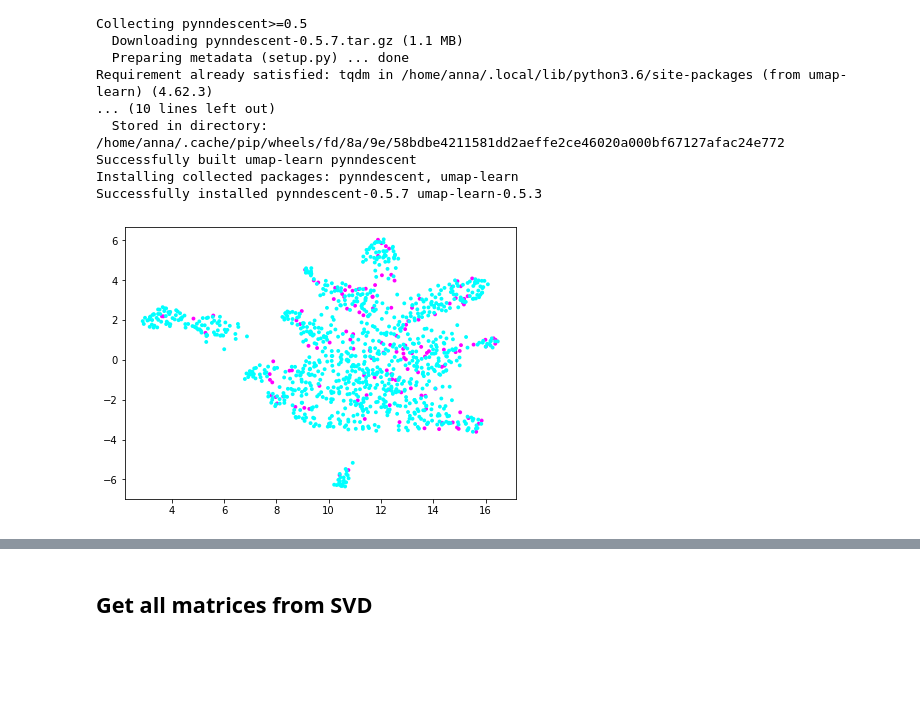
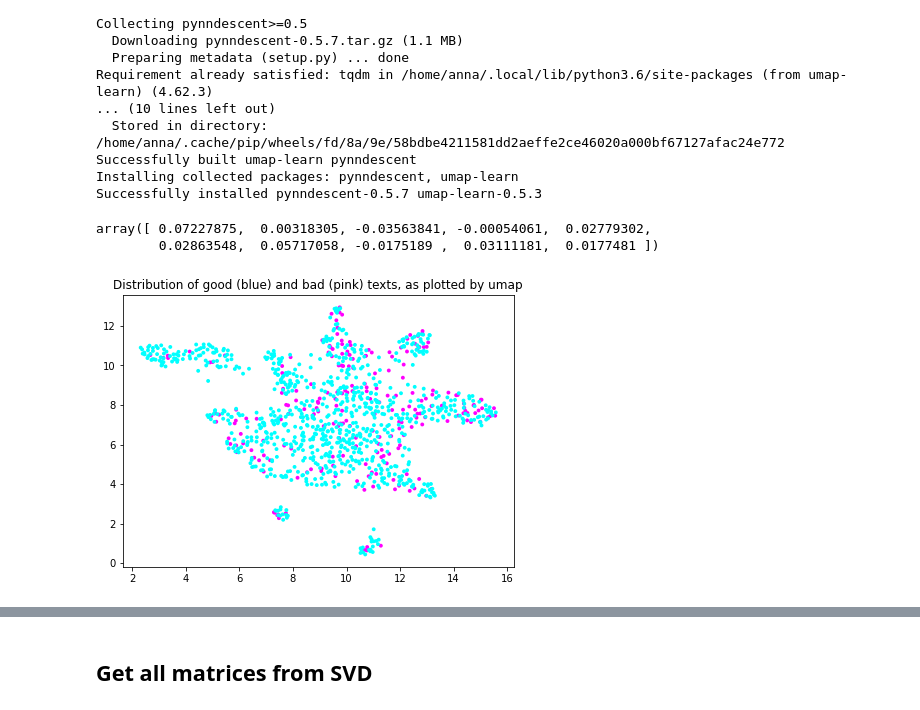
Before and after one commit to kr-ann/re-ada, a Jupyter notebook: 12 - LSA on good and bad texts.ipynb, the cells around one changed output, grey strips where cells are left out. Drawn from its saved outputs; the diff is of its cells as text; code cells hidden in the pictures; blank space fills up the shorter version.

Commit message:
update the files with their final version

```diff
--- a/12 - LSA on good and bad texts.ipynb
+++ b/12 - LSA on good and bad texts.ipynb
@@ -8,7 +8,7 @@ import pandas as pd
 import pickle
 # %%
 path = './new_cleaned/train_corpus/target_features/'
-file = f'{path}/topic_ids_with_target_features_VER4.csv'  # all topics that have comments, I work only with them
+file = f'{path}/topic_ids_with_target_features_VER5.csv'  # all topics that have comments, I work only with them
 # %%
 topics_with_targets = pd.read_csv(file)
 # %%
@@ -225,20 +204,26 @@ import umap.umap_ as umap
 # %%
 X_topics = svd_model.fit_transform(X)
 embedding = umap.UMAP(n_neighbors=150, min_dist=0.5, random_state=12).fit_transform(X_topics)
+# %%
+X_topics[0]
+# %% [output]
+array([ 0.07227875,  0.00318305, -0.03563841, -0.00054061,  0.02779302,
+        0.02863548,  0.05717058, -0.0175189 ,  0.03111181,  0.0177481 ])
 # %%
-########## THIS IS FOR VERSION 4 #########
+########## THIS IS FOR VERSION 5 #########
 
 targets = [ [1] * len(bad_texts) + [0] * len(good_texts) ]
 
 # each dot represents a document
 # colors represent our 2 groups - blue is 'good', pink is 'bad'
 
 plt.figure(figsize=(7,5))
 plt.scatter(embedding[:, 0], embedding[:, 1],
             c = targets,
             s = 15,
             cmap = 'cool',
             edgecolor='none')
+plt.title('Distribution of good (blue) and bad (pink) texts, as plotted by umap')
 plt.show()
 # %% [output]
-[figure, old version]
+[figure, new version]
```
Also changed, not shown: parts of 22 cells of this notebook, 11 other files.
